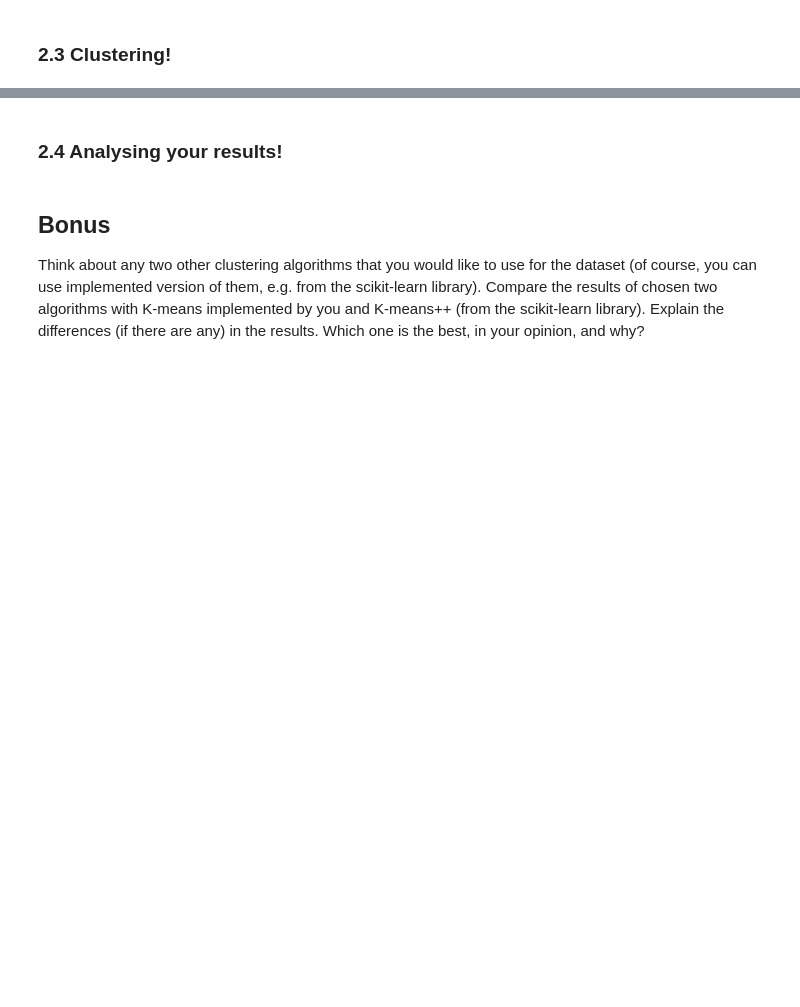
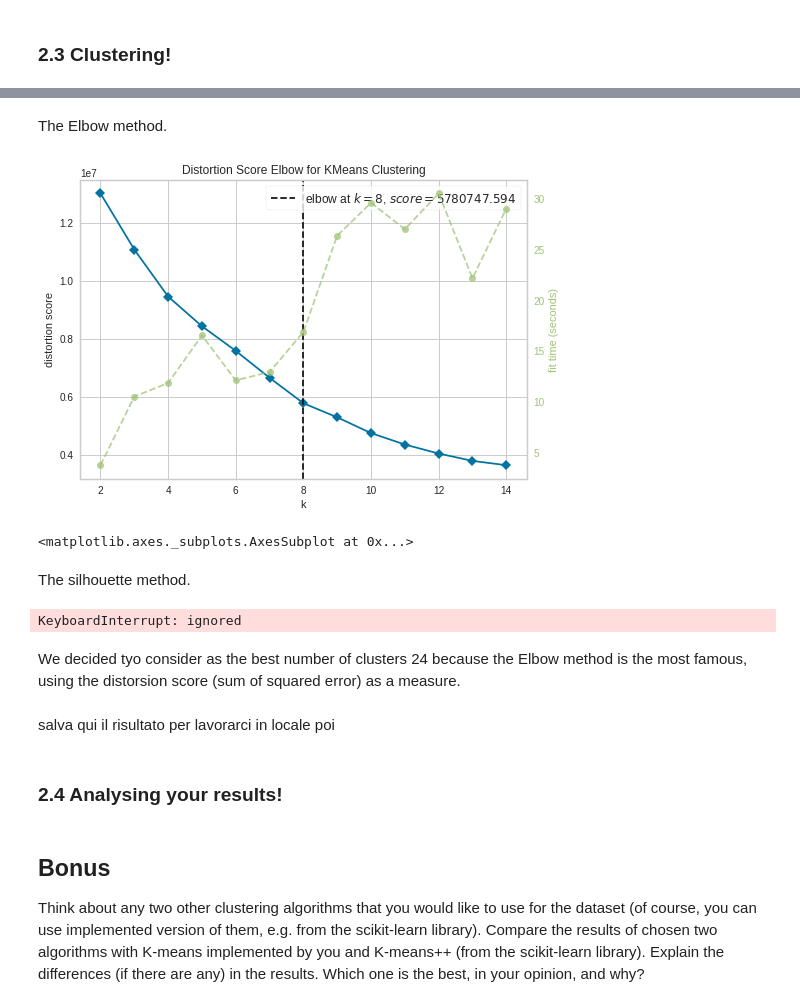
Before and after one commit to albachiarabellaroba/GROUP22_ADM_HW4, a Jupyter notebook: ultimo_Alba.ipynb, the cells around one changed output, grey strips where cells are left out. Saved outputs shown, nothing was run; the diff lists cells and outputs as text; code cells hidden in the pictures; blank space fills up the shorter version.

```diff
--- a/ultimo_Alba.ipynb
+++ b/ultimo_Alba.ipynb
@@ -1248,0 +1262,4 @@ if _name_ == "_main_":
+# %%
+data2 = pd.read_csv("/content/drive/MyDrive/ADM_HW4/PCA_components.csv")
+# %%
+data2 = data2.drop('Unnamed: 0', axis=1)
@@ -1248,0 +1280,21 @@ if _name_ == "_main_":
+# %%
+model = KMeans()
+# %% [markdown]
+The Elbow method.
+# %%
+visualizer = KElbowVisualizer(model, k=(2,15), timings= True)
+visualizer.fit(data2)
+visualizer.show()
+# %% [output]
+[figure, added]
+<matplotlib.axes._subplots.AxesSubplot at 0x...>
+# %% [markdown]
+The silhouette method.
+# %%
+visualizer = KElbowVisualizer(model, k=(2,15),metric='silhouette', timings= True)
+visualizer.fit(data2)
+visualizer.show()
+# %% [output]
+KeyboardInterrupt: ignored
+# %% [markdown]
+We decided tyo consider as the best number of clusters 24 because the Elbow method is the most famous, using the distorsion score (sum of squared error) as a measure.
@@ -1248,0 +1303,2 @@ if _name_ == "_main_":
+# %% [markdown]
+salva qui il risultato per lavorarci in locale poi
```
Also changed, not shown: parts of 43 cells of this notebook.
